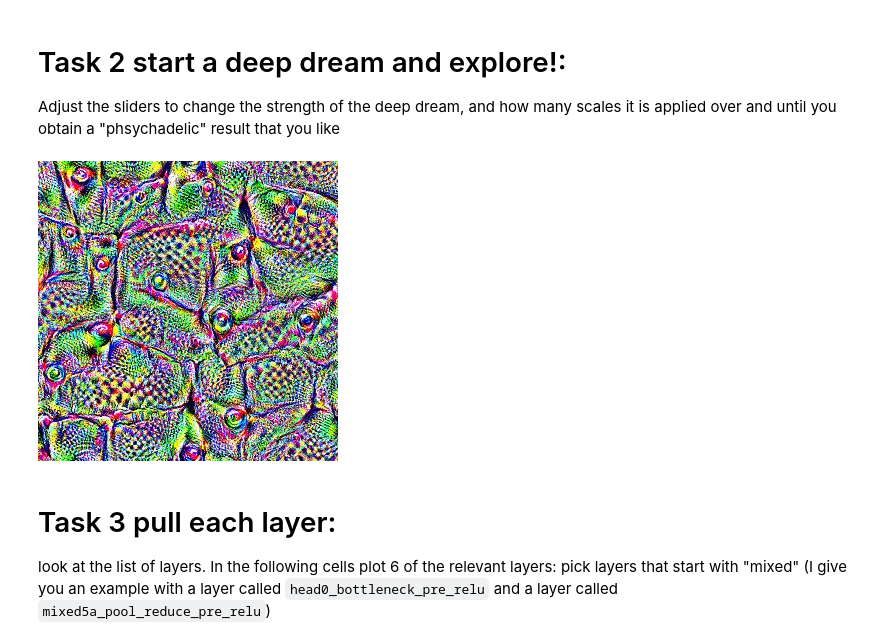
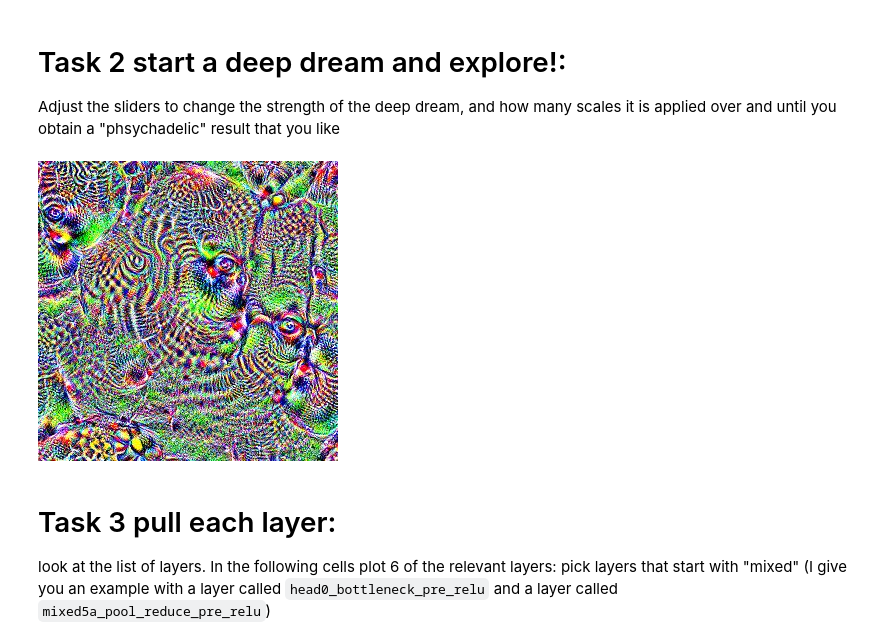
Before and after one commit to Ajb2307/DSPS_ABaldelli, a Jupyter notebook: HW10/DSPS2025_deepdream.ipynb, the cells around one changed output. Drawn from its saved outputs; the diff is of its cells as text; code cells hidden in the pictures.

```diff
--- a/HW10/DSPS2025_deepdream.ipynb
+++ b/HW10/DSPS2025_deepdream.ipynb
@@ -167,13 +156,13 @@ Adjust the sliders to change the strength of the deep dream, and how many scales
 # %%
 octave_n = 3 #@param {type:"slider", max: 10}
 octave_scale = 1.4 #@param {type:"number"}
-iter_n = 30 #@param {type:"slider", max: 50}
-strength = 821 #@param {type:"slider", max: 1000}
+iter_n = 34 #@param {type:"slider", max: 50}
+strength = 596 #@param {type:"slider", max: 1000}
 layer = "mixed5a"  #@param ["mixed3a", "mixed3b", "mixed4a", "mixed4c", "mixed5a"]
 
 final = render_deepdream(tf.square(T(layer)), rnd)
 # %% [output]
-[figure, old version]
+[figure, new version]
 # %% [markdown]
  # Task 3 pull each layer:
  look at the list of layers. In the following cells plot 6 of the relevant layers: pick layers that start with "mixed"  (I give you an example with a layer called `head0_bottleneck_pre_relu` and a layer called `mixed5a_pool_reduce_pre_relu`)
```
Also changed, not shown: parts of 12 cells of this notebook.
